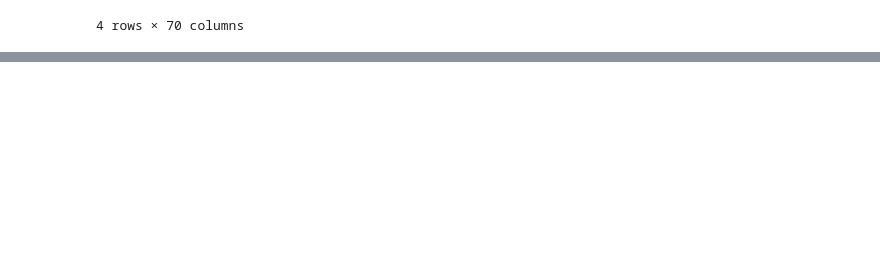
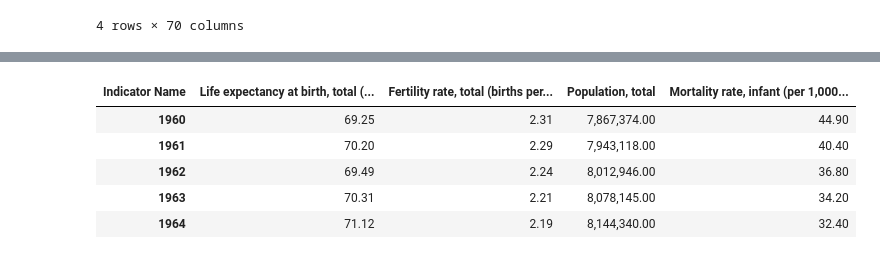
Before and after one commit to AleksM654/bulgaria-before-after-1989, a Jupyter notebook: notebooks/01_data_inspection_and_cleaning.ipynb, the cells around one changed output, grey strips where cells are left out. Cells and saved outputs as stored; diff of their text form; code cells hidden in the pictures; blank space fills up the shorter version.

```diff
--- a/notebooks/01_data_inspection_and_cleaning.ipynb
+++ b/notebooks/01_data_inspection_and_cleaning.ipynb
@@ -199,0 +200,12 @@ wb_selected_cleaned.head()
+# %%
+# tranposition of the dataset
+
+wb_transposed = wb_selected_cleaned.set_index("Indicator Name").drop(columns="Indicator Code").T
+wb_transposed.head()
+# %% [output]
+| Indicator Name | Life expectancy at birth, total (... | Fertility rate, total (births per... | Population, total | Mortality rate, infant (per 1,000... |
+| 1960 | 69.25 | 2.31 | 7,867,374.00 | 44.90 |
+| 1961 | 70.20 | 2.29 | 7,943,118.00 | 40.40 |
+| 1962 | 69.49 | 2.24 | 8,012,946.00 | 36.80 |
+| 1963 | 70.31 | 2.21 | 8,078,145.00 | 34.20 |
+| 1964 | 71.12 | 2.19 | 8,144,340.00 | 32.40 |
```
Also changed, not shown: parts of 7 cells of this notebook, 1 other file.
